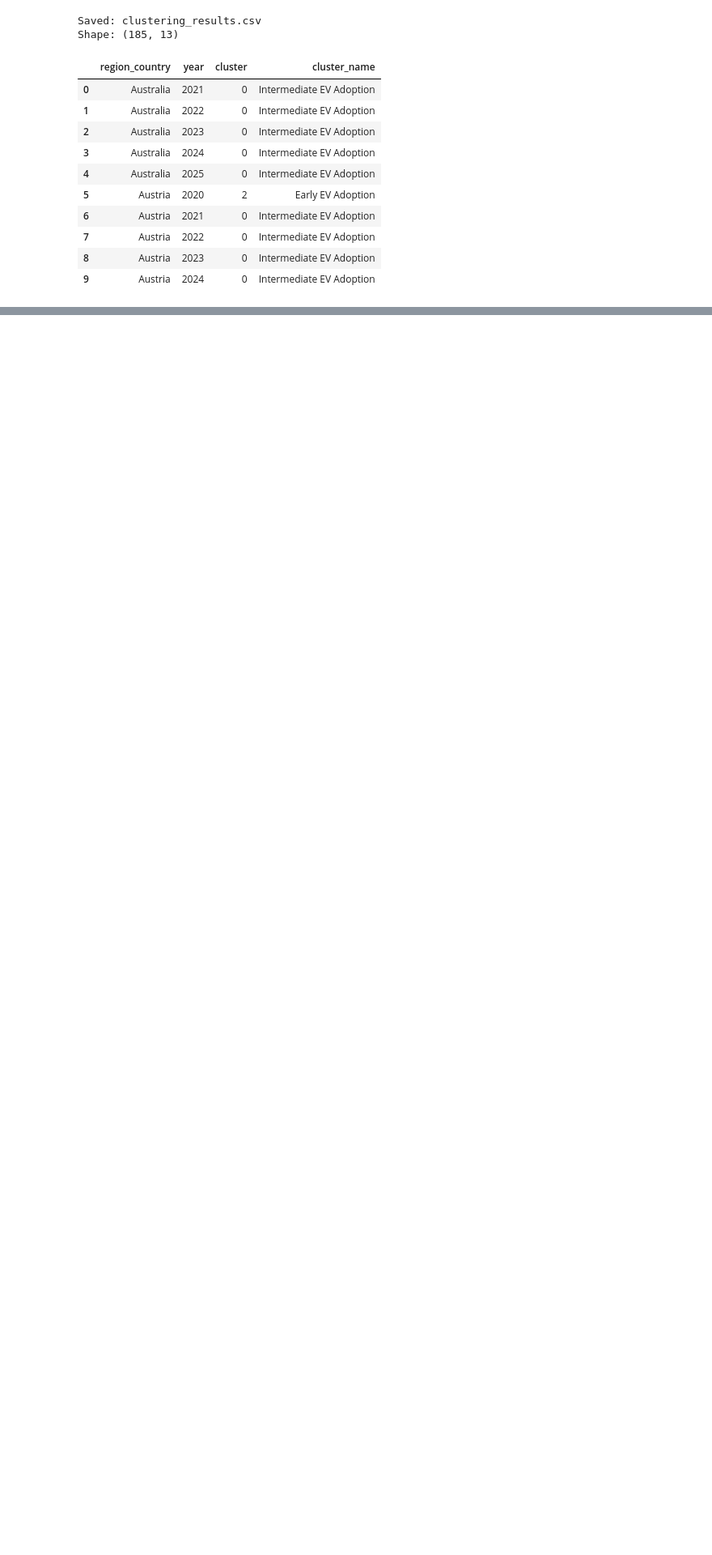
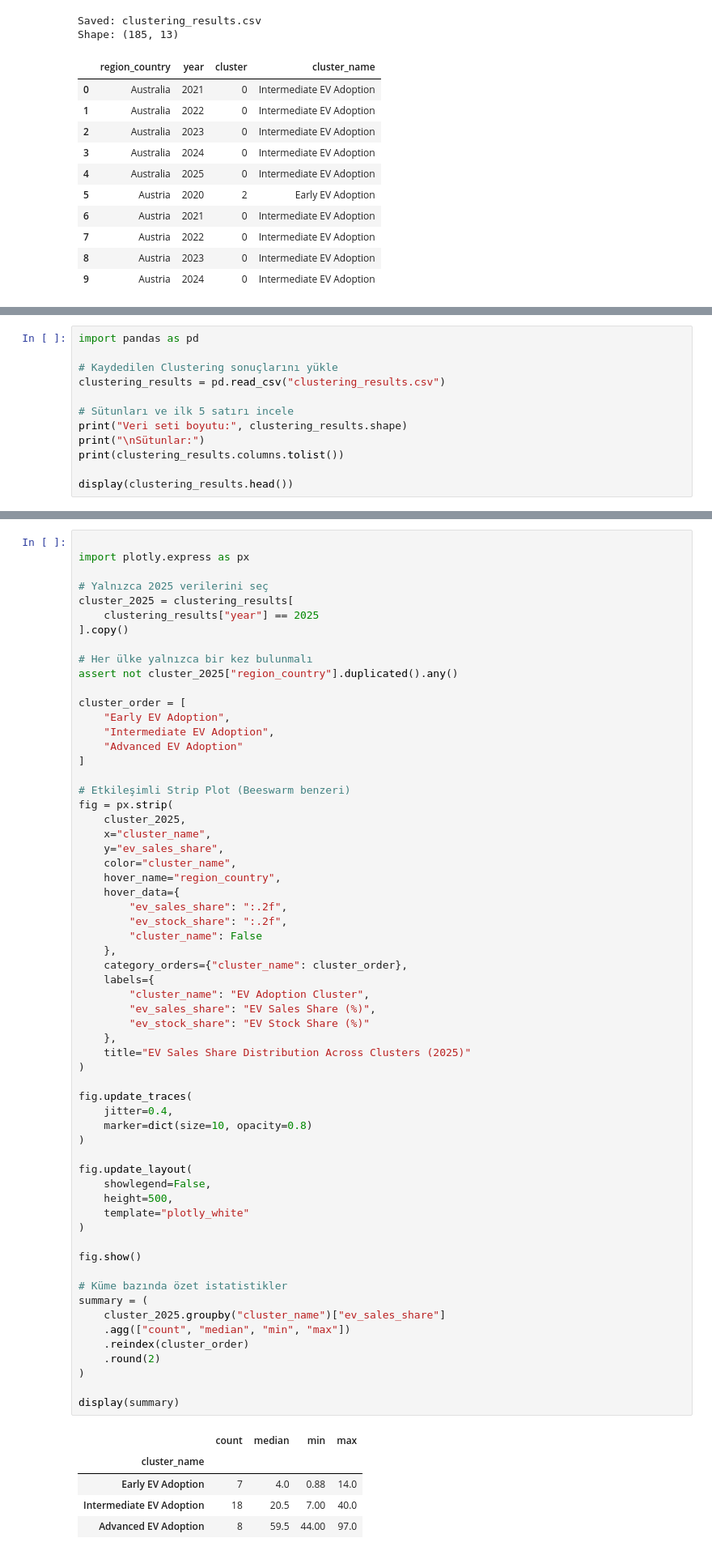
Before and after one commit to simgedanisoglu/global-electric-vehicle-dashboard, a Jupyter notebook: data/modeldataset/clustering/clustering.ipynb, the cells around one changed output, grey strips where cells are left out. Shown at 81% size. Drawn from its saved outputs; the diff is of its cells as text; blank space fills up the shorter version.

```diff
--- a/data/modeldataset/clustering/clustering.ipynb
+++ b/data/modeldataset/clustering/clustering.ipynb
@@ -3553,0 +3569,12 @@ Shape: (185, 13)
+# %%
+import pandas as pd
+
+# Kaydedilen Clustering sonuçlarını yükle
+clustering_results = pd.read_csv("clustering_results.csv")
+
+# Sütunları ve ilk 5 satırı incele
+print("Veri seti boyutu:", clustering_results.shape)
+print("\nSütunlar:")
+print(clustering_results.columns.tolist())
+
+display(clustering_results.head())
@@ -3553,0 +3612,67 @@ Shape: (185, 13)
+# %%
+
+import plotly.express as px
+
+# Yalnızca 2025 verilerini seç
+cluster_2025 = clustering_results[
+    clustering_results["year"] == 2025
+].copy()
+
+# Her ülke yalnızca bir kez bulunmalı
+assert not cluster_2025["region_country"].duplicated().any()
+
+cluster_order = [
+    "Early EV Adoption",
+    "Intermediate EV Adoption",
+    "Advanced EV Adoption"
+]
+
+# Etkileşimli Strip Plot (Beeswarm benzeri)
+fig = px.strip(
+    cluster_2025,
+    x="cluster_name",
+    y="ev_sales_share",
+    color="cluster_name",
+    hover_name="region_country",
+    hover_data={
+        "ev_sales_share": ":.2f",
+        "ev_stock_share": ":.2f",
+        "cluster_name": False
+    },
+    category_orders={"cluster_name": cluster_order},
+    labels={
+        "cluster_name": "EV Adoption Cluster",
+        "ev_sales_share": "EV Sales Share (%)",
+        "ev_stock_share": "EV Stock Share (%)"
+    },
+    title="EV Sales Share Distribution Across Clusters (2025)"
+)
+
+fig.update_traces(
+    jitter=0.4,
+    marker=dict(size=10, opacity=0.8)
+)
+
+fig.update_layout(
+    showlegend=False,
+    height=500,
+    template="plotly_white"
+)
+
+fig.show()
+
+# Küme bazında özet istatistikler
+summary = (
+    cluster_2025.groupby("cluster_name")["ev_sales_share"]
+    .agg(["count", "median", "min", "max"])
+    .reindex(cluster_order)
+    .round(2)
+)
+
+display(summary)
+# %% [output]
+|  | count | median | min | max |
+| cluster_name |  |  |  |  |
+| Early EV Adoption | 7 | 4.0 | 0.88 | 14.0 |
+| Intermediate EV Adoption | 18 | 20.5 | 7.00 | 40.0 |
+| Advanced EV Adoption | 8 | 59.5 | 44.00 | 97.0 |
```
Also changed, not shown: parts of 6 cells of this notebook, 1 other file.
